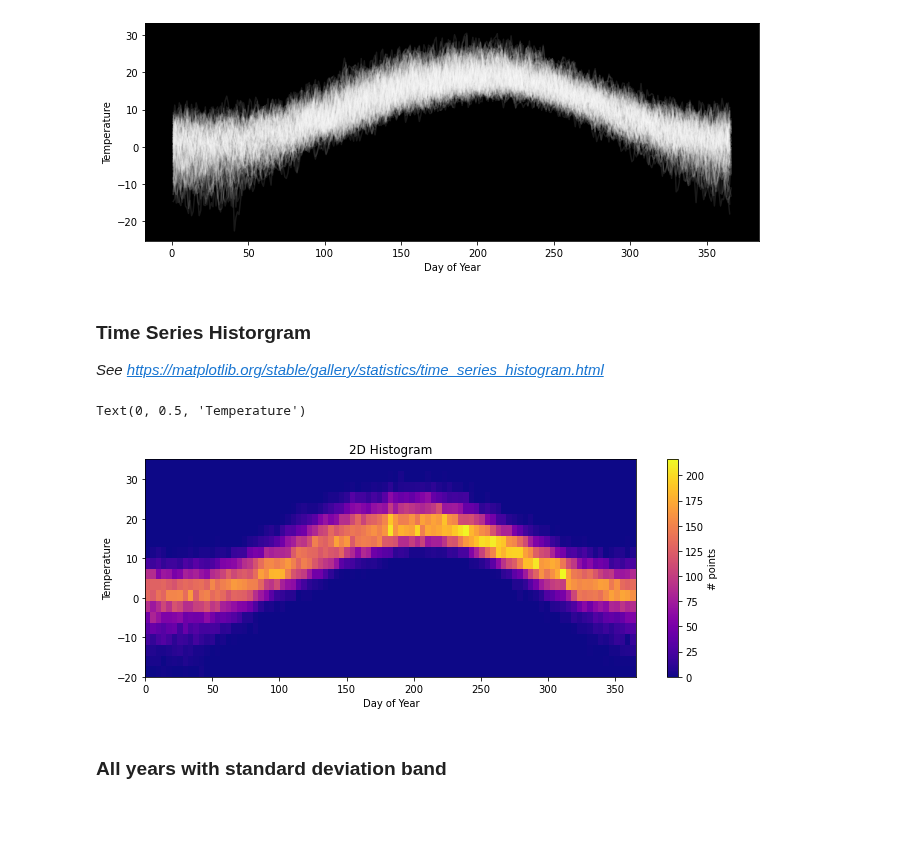
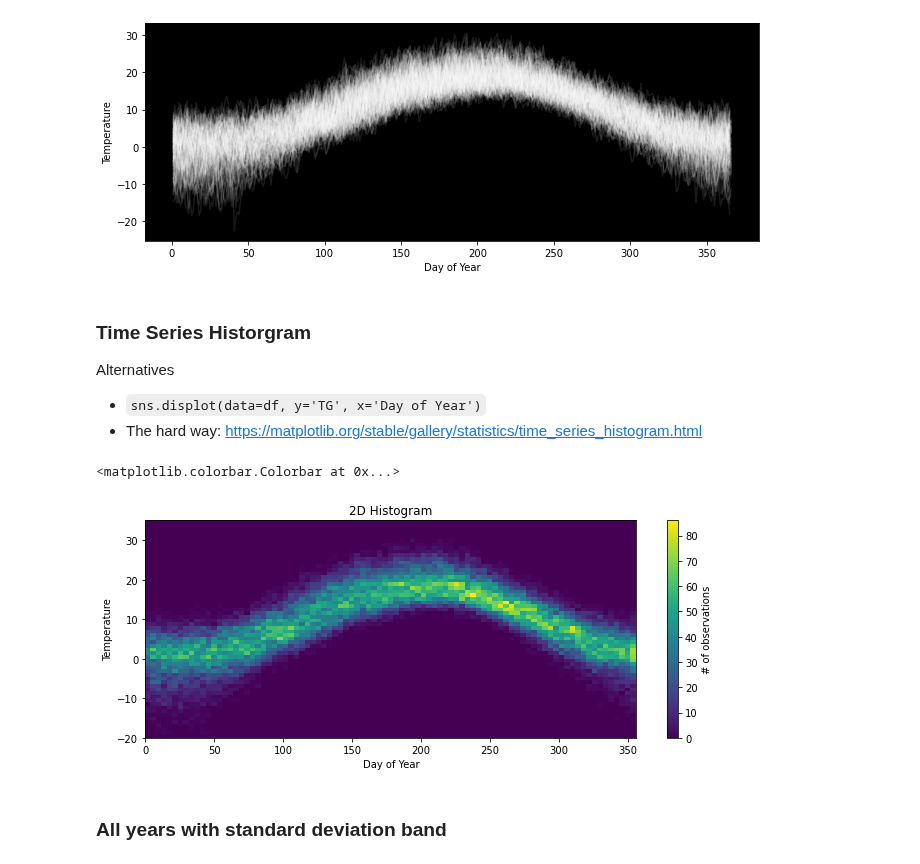
Before and after one commit to raphaelw/data-science-bootcamp, a Jupyter notebook: 07_week/exercises/time_series_weather.ipynb, the cells around one changed output. Cells and saved outputs as stored; diff of their text form; code cells hidden in the pictures; blank space fills up the shorter version.

Commit message:
simpler 2d hist

```diff
--- a/07_week/exercises/time_series_weather.ipynb
+++ b/07_week/exercises/time_series_weather.ipynb
@@ -70,4 +70,6 @@ piv.plot(kind='line', c='white', alpha=0.1, ax=ax, legend=False, ylabel='Tempera
 # %% [markdown]
 ### Time Series Historgram
 
-*See https://matplotlib.org/stable/gallery/statistics/time_series_histogram.html*
+Alternatives
+* `sns.displot(data=df, y='TG', x='Day of Year')`
+* The hard way: https://matplotlib.org/stable/gallery/statistics/time_series_histogram.html
@@ -79,17 +76,14 @@ y = piv.T.to_numpy().flatten()
-# %%
-fig, ax = plt.subplots(figsize=(11,4))
-cmap = copy(plt.cm.plasma)
-cmap.set_bad(cmap(0))
-h, xedges, yedges = np.histogram2d(x, y, bins=[int(num_time_points/4), 20], range=[[0,num_time_points],[-20,35]])
-pcm = ax.pcolormesh(xedges, yedges, h.T
-                    ,cmap=cmap, vmax=None, rasterized=True)
-fig.colorbar(pcm, ax=ax, label="# points")
-ax.set_title("2D Histogram")
-ax.set_xlabel("Day of Year")
-ax.set_ylabel("Temperature")
-# %% [output]
-Text(0, 0.5, 'Temperature')
-[figure, removed]
+# %%
+fig, ax = plt.subplots(figsize=(11,4))
+_, _, _, im = ax.hist2d(data=df, y='TG', x='Day of Year'
+              ,bins=[int(356/4), 60], range=[[0,356],[-20,35]])
+ax.set_title('2D Histogram')
+ax.set_ylabel('Temperature')
+ax.set_xlabel('Day of Year')
+fig.colorbar(im, ax=ax, label="# of observations")
+# %% [output]
+<matplotlib.colorbar.Colorbar at 0x...>
+[figure, added]
 # %% [markdown]
 ### All years with standard deviation band
 # %%
```
Also changed, not shown: parts of 1 cell of this notebook.
